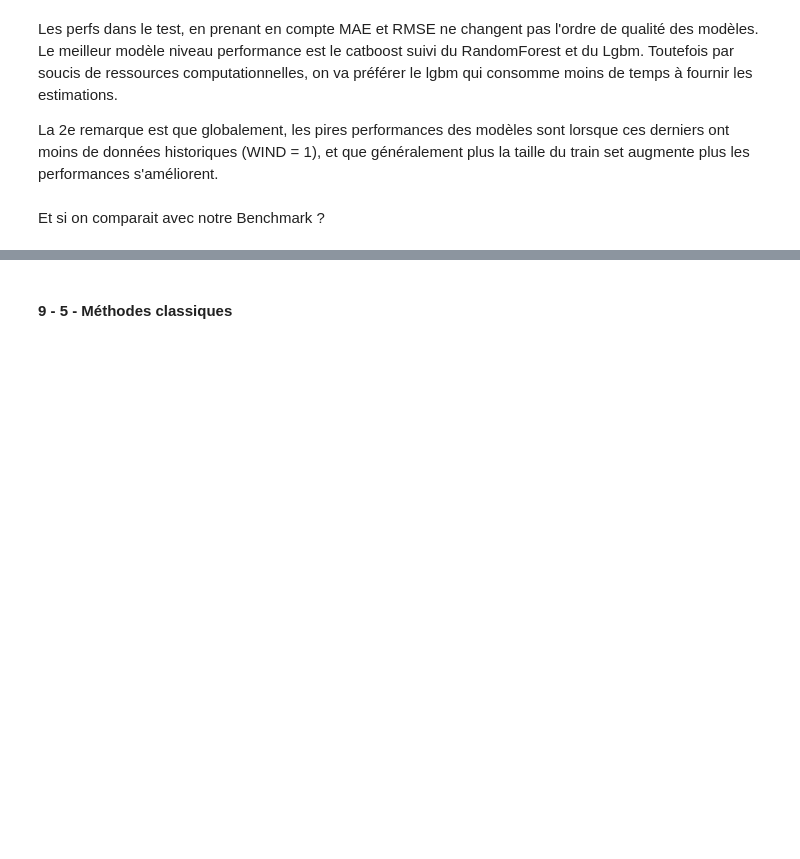
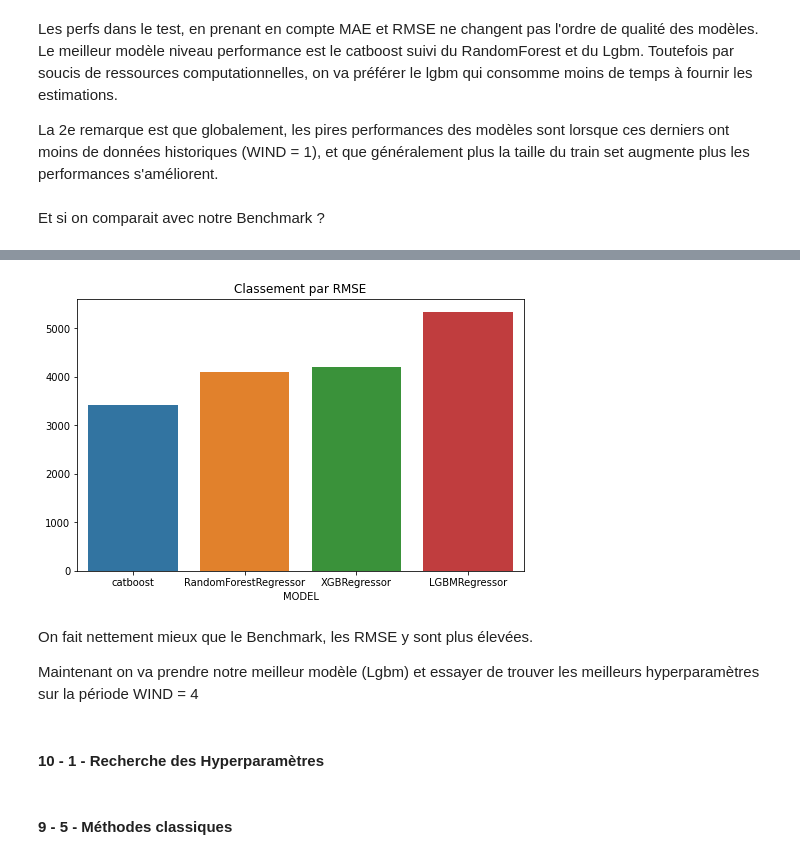
Before and after one commit to aadmberrada/WalmartSales, a Jupyter notebook: DTS_3.ipynb, the cells around one changed output, grey strips where cells are left out. Drawn from its saved outputs; the diff is of its cells as text; code cells hidden in the pictures; blank space fills up the shorter version.

```diff
--- a/DTS_3.ipynb
+++ b/DTS_3.ipynb
@@ -1148,3 +1170,17 @@ perfs.iloc[1:, :].sort_values(by = ["RMSE"], ascending = True)
+# %%
+plt.figure(figsize=(8, 5))
+sns.barplot(x=ppbench["MODEL"], y=ppbench["RMSE"].values)
+plt.title("Classement par RMSE")
+plt.show()
+# %% [output]
+[figure, added]
+# %% [markdown]
+On fait nettement mieux que le Benchmark, les RMSE y sont plus élevées.
+
+
+Maintenant on va prendre notre meilleur modèle (Lgbm) et essayer de trouver les meilleurs hyperparamètres sur la période WIND = 4
+# %% [markdown]
+#### 10 - 1 - Recherche des Hyperparamètres
 # %% [markdown]
 #### 9 - 5 - Méthodes classiques
 # %% [markdown]
```
Also changed, not shown: parts of 8 cells of this notebook.
